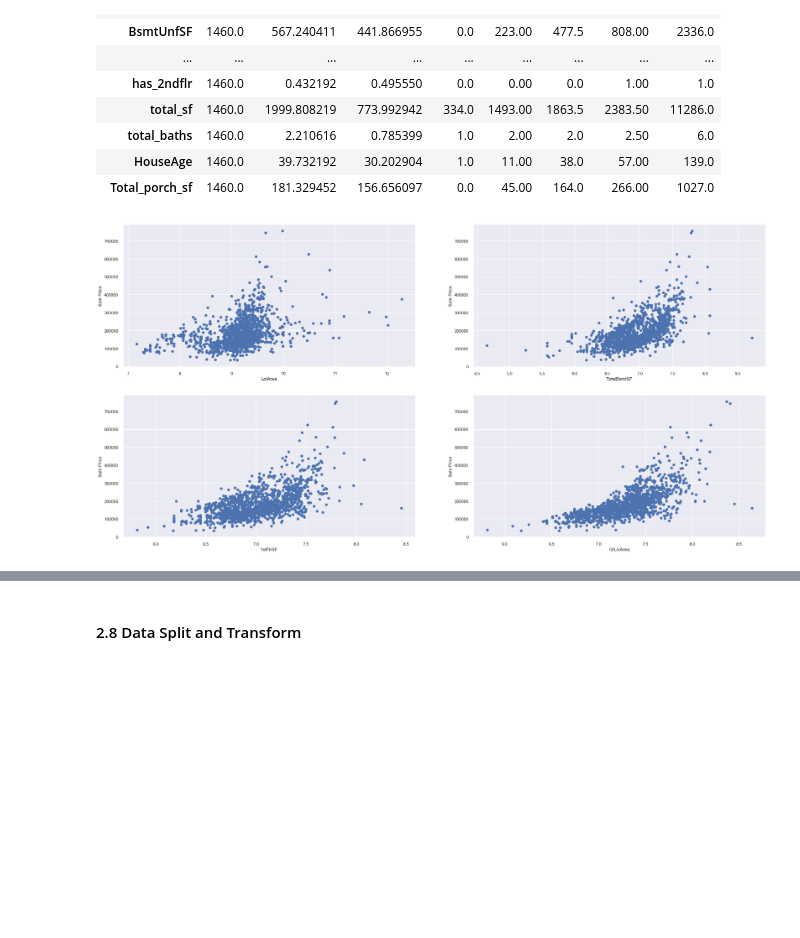
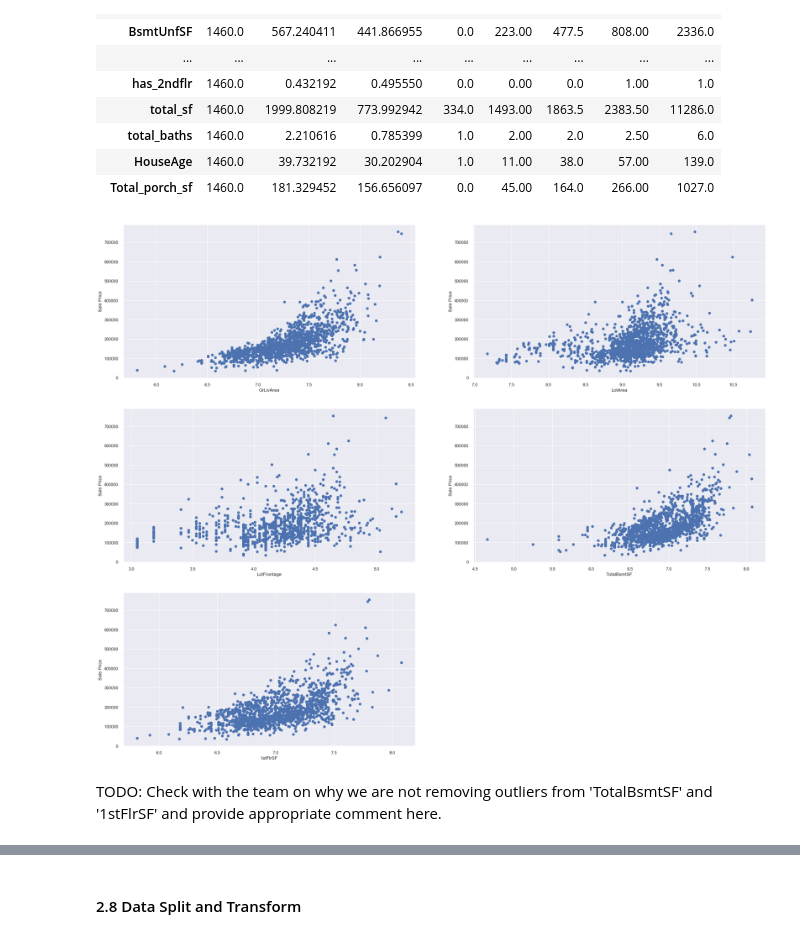
Before and after one commit to allison-godfrey/w207-final-group-project, a Jupyter notebook: W207_Predict_Property_Sale_Price.ipynb, the cells around one changed output, grey strips where cells are left out. Drawn from its saved outputs; the diff is of its cells as text; code cells hidden in the pictures; blank space fills up the shorter version.

```diff
--- a/W207_Predict_Property_Sale_Price.ipynb
+++ b/W207_Predict_Property_Sale_Price.ipynb
@@ -593,14 +612,13 @@ Since, we did log transformation of our target feature *SalePrice*, the final pr
 # %% [markdown]
 Plot each feature against *SalePrice* to see the general correlation, get an idea of the strength of the correlation, and identify outliers.
 # %%
-plt.figure(figsize=(30, 40))
-
-n = 1
+plt.figure(figsize=(30, 45))
+cell_no = 1
 for col in numerical_cols.columns:
-    scatter = plt.subplot(10, 5, n)
+    scatter = plt.subplot(10, 5, cell_no)
     plt.scatter(train_new[col], train_new["SalePrice"], color = 'b')
     plt.xlabel(col)
     plt.ylabel("Sale Price")
-    n+=1
+    cell_no+=1
 plt.show()
 # %% [output]
@@ -646,26 +676,29 @@ display(numerical_cols.describe().transpose())
 | Total_porch_sf | 1460.0 | 181.329452 | 156.656097 | 0.0 | 45.00 | 164.0 | 266.00 | 1027.0 |
 # %%
 def outlier_plots(data):
-    plt.figure(figsize=(30, 15))
+    plt.figure(figsize=(30, 25))
     sns.set(font_scale=1)
     outlier_columns = [
+        'GrLivArea',
         'LotArea',
+        'LotFrontage',
         'TotalBsmtSF',
-        '1stFlrSF',
-        'GrLivArea'
+        '1stFlrSF'
     ]
 
     n = 1
     for col in outlier_columns:
-        scatter = plt.subplot(2, 2, n)
+        scatter = plt.subplot(3, 2, n)
         plt.scatter(np.log(data[col]), data["SalePrice"], color = 'b')
         plt.xlabel(col)
         plt.ylabel("Sale Price")
         n+=1
     plt.show()
 
 # print the plots that showed outliers
 outlier_plots(train_new)
 # %% [output]
-[figure, old version]
+[figure, new version]
+# %% [markdown]
+TODO: Check with the team on why we are not removing outliers from 'TotalBsmtSF' and '1stFlrSF' and provide appropriate comment here.
 # %%
```
Also changed, not shown: parts of 8 cells of this notebook.
